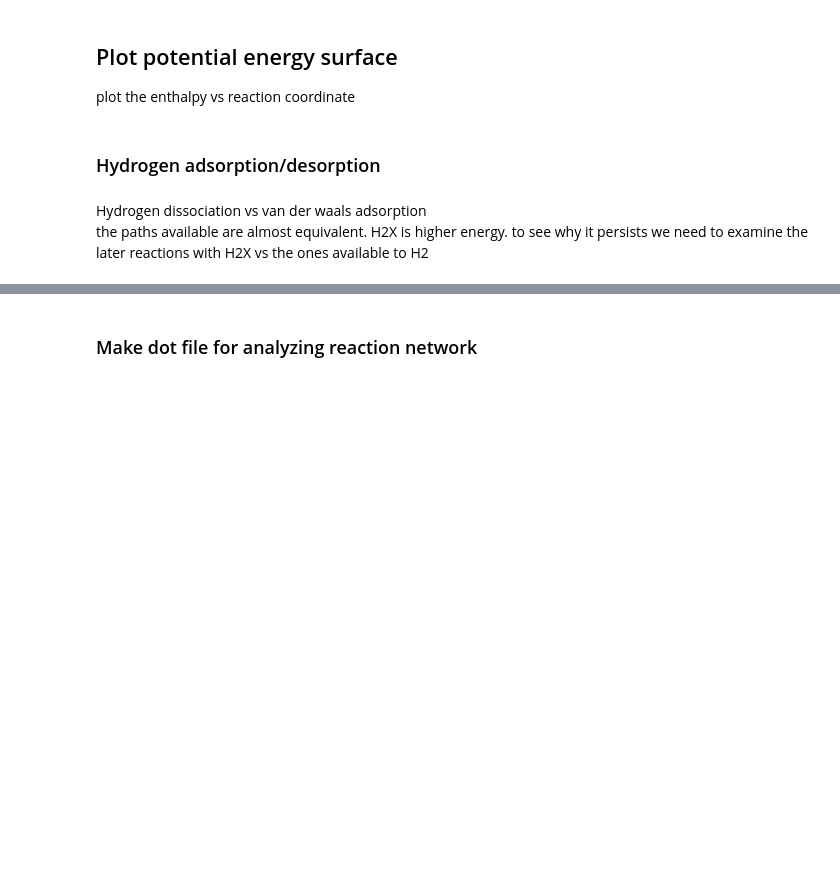
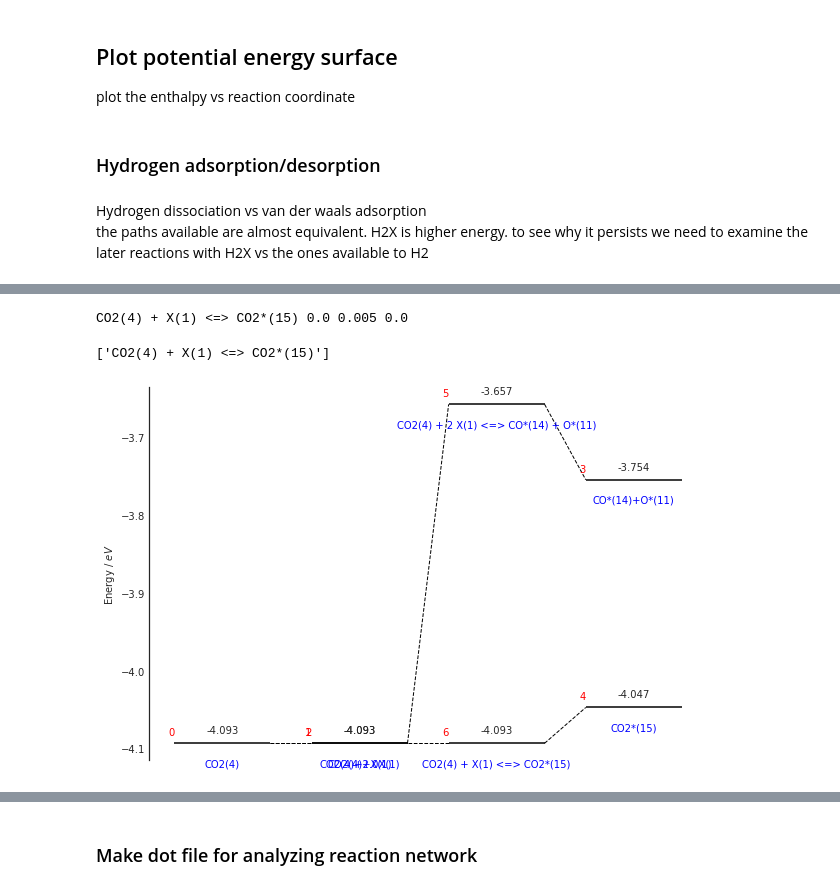
Before and after one commit to comocheng/meOH-analysis, a Jupyter notebook: cantera_simulations/RMG_model_analysis/_02_Analyze_steady_state_cantera_array_job_data.ipynb, the cells around one changed output, grey strips where cells are left out. Saved outputs shown, nothing was run; the diff lists cells and outputs as text; code cells hidden in the pictures; blank space fills up the shorter version.

```diff
--- a/cantera_simulations/RMG_model_analysis/_02_Analyze_steady_state_cantera_array_job_data.ipynb
+++ b/cantera_simulations/RMG_model_analysis/_02_Analyze_steady_state_cantera_array_job_data.ipynb
@@ -568,0 +771,59 @@ ppt.plot()
+# %%
+reactant = spc_trans["CO2"]
+product = spc_trans["CO2*"]
+rxn_list = []
+rev_rxn_list = []
+reactant_list = []
+product_list = []
+for rxn in surface.reactions():
+    if reactant in rxn.reactants and product in rxn.products:
+        rxn_list.append(rxn.equation)
+        print(
+            rxn.equation,
+            rxn.rate.activation_energy,
+            rxn.rate.pre_exponential_factor,
+            rxn.rate.temperature_exponent,
+        )
+        reactant_list.append([(s,st) for s,st in rxn.reactants.items()])
+        product_list.append([(s,st) for s,st in rxn.products.items()])
+    if reactant in rxn.products and product in rxn.reactants:
+        rev_rxn_list.append(rxn.equation)
+        print(
+            rxn.equation,
+            rxn.rate.activation_energy,
+            rxn.rate.pre_exponential_factor,
+            rxn.rate.temperature_exponent,
+            "reverse",
+        )
+        reactant_list.append([(s,st) for s,st in rxn.products.items()])
+        product_list.append([(s,st) for s,st in rxn.reactants.items()])
+# %% [output]
+CO2(4) + X(1) <=> CO2*(15) 0.0 0.005 0.0
+# %%
+rxn_list
+# %% [output]
+['CO2(4) + X(1) <=> CO2*(15)']
+# %%
+ppt = pes_plot.pes_plot(cti_file)
+
+reactant_list = [
+    [(spc_trans['CO2'], 1.0), (spc_trans['X'], 2.0)],
+    [(spc_trans['CO2'], 1.0), (spc_trans['X'], 1.0)]
+]
+product_list = [
+    [(spc_trans['CO*'], 1.0), (spc_trans['O*'], 1.0)],
+    [(spc_trans['CO2*'], 1.0)],
+]
+rxn_list = ['CO2(4) + 2 X(1) <=> CO*(14) + O*(11)',
+           'CO2(4) + X(1) <=> CO2*(15)'
+           ]
+
+ppt.add_specie(spc_trans["CO2"], 0)
+ppt.add_reactions(rxn_list, 2)
+# ppt.add_reactions(rev_rxn_list,2,True)
+ppt.add_combined_species(reactant_list,1)
+ppt.add_combined_species(product_list, 3)
+
+ppt.plot()
+# %% [output]
+[figure, added]
```
Also changed, not shown: parts of 44 cells of this notebook, 39 other files.
